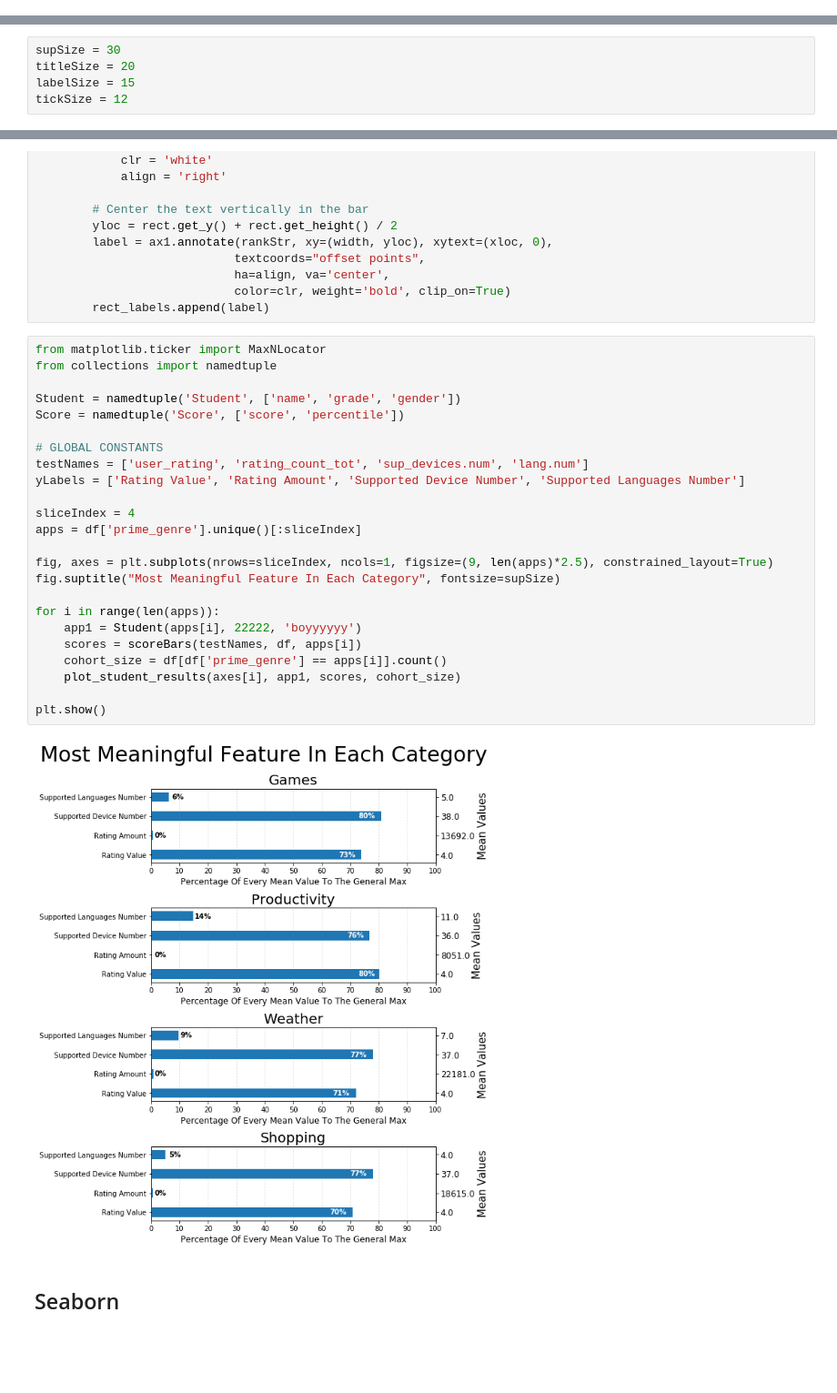
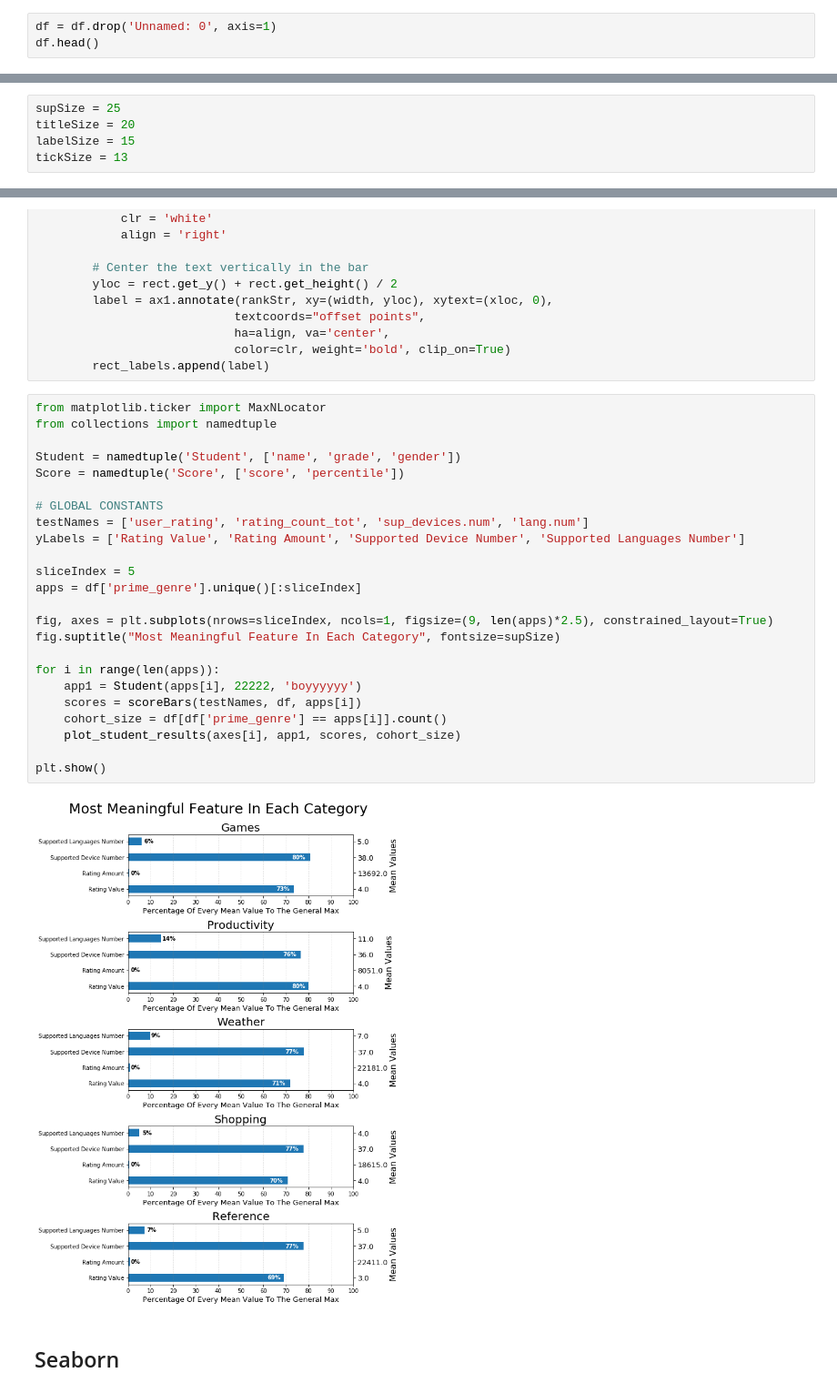
Before and after one commit to MtheEPIC/KaggleProj, a Jupyter notebook: Apple_Visualization.ipynb, the cells around one changed output, grey strips where cells are left out. Shown at 91% size. Cells and saved outputs as stored; diff of their text form; blank space fills up the shorter version.

Commit message:
all 12 graphs exist

```diff
--- a/Apple_Visualization.ipynb
+++ b/Apple_Visualization.ipynb
@@ -43,0 +47,3 @@ memory usage: 731.1+ KB
+# %%
+df = df.drop('Unnamed: 0', axis=1)
+df.head()
@@ -46,9 +60,9 @@ memory usage: 731.1+ KB
 # %% [markdown]
 ## Const Vars
 # %%
-supSize = 30
+supSize = 25
 titleSize = 20
 labelSize = 15
-tickSize = 12
+tickSize = 13
 # %% [markdown]
 ## Matplotlib
@@ -203,28 +230,28 @@ def plot_student_results(ax1, student, scores, cohort_size):
 # %%
 from matplotlib.ticker import MaxNLocator
 from collections import namedtuple
 
 Student = namedtuple('Student', ['name', 'grade', 'gender'])
 Score = namedtuple('Score', ['score', 'percentile'])
 
 # GLOBAL CONSTANTS
 testNames = ['user_rating', 'rating_count_tot', 'sup_devices.num', 'lang.num']
 yLabels = ['Rating Value', 'Rating Amount', 'Supported Device Number', 'Supported Languages Number']
 
-sliceIndex = 4
+sliceIndex = 5
 apps = df['prime_genre'].unique()[:sliceIndex]
 
 fig, axes = plt.subplots(nrows=sliceIndex, ncols=1, figsize=(9, len(apps)*2.5), constrained_layout=True)
 fig.suptitle("Most Meaningful Feature In Each Category", fontsize=supSize)
 
 for i in range(len(apps)):
     app1 = Student(apps[i], 22222, 'boyyyyyy')
     scores = scoreBars(testNames, df, apps[i])
     cohort_size = df[df['prime_genre'] == apps[i]].count()
     plot_student_results(axes[i], app1, scores, cohort_size)
 
 plt.show()
 # %% [output]
-[figure, old version]
+[figure, new version]
 # %% [markdown]
 ## Seaborn
```
Also changed, not shown: parts of 31 cells of this notebook.
